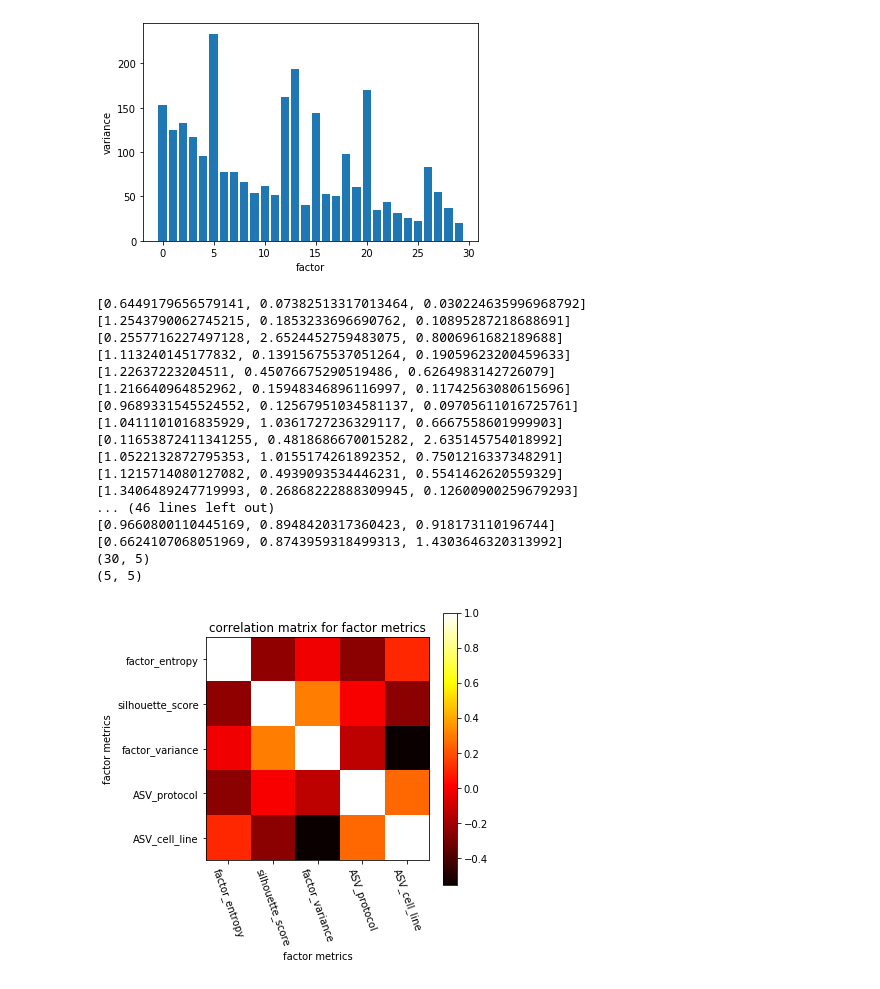
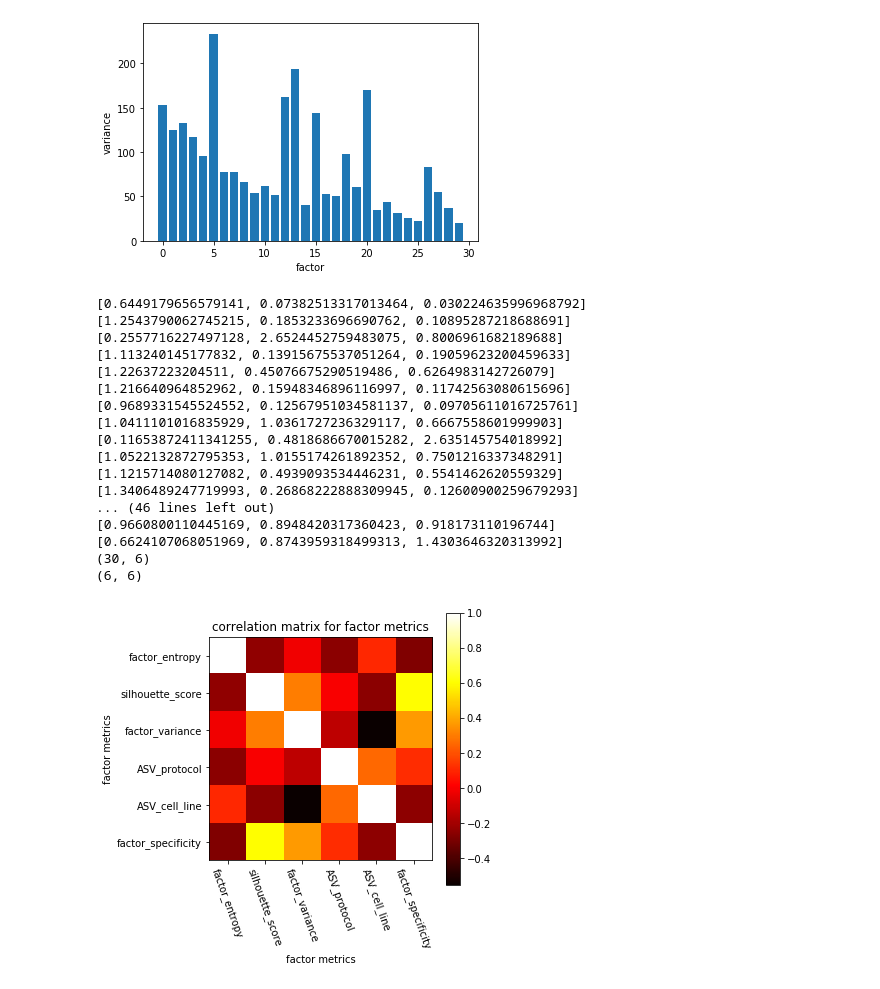
Before and after one commit to delipouya/scLMM, a Jupyter notebook: notebooks/FA_Interpretibility_metrics.ipynb, the cells around one changed output. Cells and saved outputs as stored; diff of their text form; code cells hidden in the pictures.

Commit message:
adding factor specificity metrics

```diff
--- a/notebooks/FA_Interpretibility_metrics.ipynb
+++ b/notebooks/FA_Interpretibility_metrics.ipynb
@@ -497,0 +495,31 @@ importance_df_np_d = pd.DataFrame(importance_df_np, index=importance_df.index, c
+# %%
+### scale the mean_importance_df base on column so that each column is between 0 and 1
+
+### calculating specificity of a single factor
+def get_factor_specificity(factor_i, mean_importance_df, p_all_factors):
+    p_factor_i = p_all_factors[factor_i]
+    S_factor = 0
+    for lev in range(mean_importance_df.shape[0]):
+        p_factor_lev = mean_importance_df.iloc[lev, factor_i]
+        S_factor += (p_factor_lev/p_factor_i)*np.log(p_factor_lev/p_factor_i)
+    return S_factor/mean_importance_df.shape[0]
+
+
+def get_all_factors_specificity(mean_importance_df):
+    factor_specificity_all = []
+    p_all_factors = np.sum(np.asarray(mean_importance_df), axis=0)/mean_importance_df.shape[0]
+    for factor_i in range(mean_importance_df.shape[1]):
+        S_factor = get_factor_specificity(factor_i, mean_importance_df, p_all_factors)
+        factor_specificity_all.append(S_factor)
+    return factor_specificity_all
+
+factor_specificity_all = get_all_factors_specificity(mean_importance_df)
+
+
+### plot the factor specificity as a bar plot
+fig, ax = plt.subplots(figsize=(10, 5))
+ax.bar(range(len(factor_specificity_all)), factor_specificity_all)
+ax.set_xticks(range(len(factor_specificity_all)))
+ax.set_xticklabels(mean_importance_df.columns, rotation=45, ha="right",)
+ax.set_title('Specificity of each factor')
+plt.show()
@@ -748,48 +778,52 @@ factor_entropy_all = get_factor_entropy_all(pca_scores)
 silhouette_score_all = get_kmeans_silhouette_scores(pca_scores)
 factor_variance_all = get_factor_variance_all(pca_scores)
 
+
 ### label dependent factor metrics
 ASV_protocol_all = get_ASV_all(pca_scores, y_protocol)
 ASV_cell_line_all = get_ASV_all(pca_scores, y_cell_line)
+factor_specificity_all = get_all_factors_specificity(mean_importance_df)
+
 
 ### concatenate all matrices
 all_metrics = np.concatenate((np.asarray(factor_entropy_all).reshape(-1, 1),
                               np.asarray(silhouette_score_all).reshape(-1, 1),
                               np.asarray(factor_variance_all).reshape(-1, 1),
                               np.asarray(ASV_protocol_all).reshape(-1, 1),
-                              np.asarray(ASV_cell_line_all).reshape(-1, 1)), axis=1)
+                              np.asarray(ASV_cell_line_all).reshape(-1, 1),
+                              np.asarray(factor_specificity_all).reshape(-1, 1)), axis=1)
 
-factor_metrics = ['factor_entropy', 'silhouette_score', 'factor_variance', 'ASV_protocol', 'ASV_cell_line']
+factor_metrics = ['factor_entropy', 'silhouette_score', 'factor_variance', 'ASV_protocol', 'ASV_cell_line', 'factor_specificity']
 print(all_metrics.shape)
 ### calculate the correlation matrix
 corr = np.corrcoef(all_metrics.T)
 print(corr.shape)
 ### plot the correlation matrix with hierarchical clustering
 plt.figure(figsize=(5, 5))
 plt.imshow(corr, cmap='hot', interpolation='nearest')
 plt.xticks(np.arange(len(factor_metrics)), factor_metrics, rotation=-70)
 plt.yticks(np.arange(len(factor_metrics)), factor_metrics)
 plt.colorbar()
 plt.xlabel('factor metrics')
 plt.ylabel('factor metrics')
 plt.title('correlation matrix for factor metrics')
 plt.show()
 # %% [output]
 [0.6449179656579141, 0.07382513317013464, 0.030224635996968792]
 [1.2543790062745215, 0.1853233696690762, 0.10895287218688691]
 [0.2557716227497128, 2.6524452759483075, 0.8006961682189688]
 [1.113240145177832, 0.13915675537051264, 0.19059623200459633]
 [1.22637223204511, 0.45076675290519486, 0.6264983142726079]
 [1.216640964852962, 0.15948346896116997, 0.11742563080615696]
 [0.9689331545524552, 0.12567951034581137, 0.09705611016725761]
 [1.0411101016835929, 1.0361727236329117, 0.6667558601999903]
 [0.11653872411341255, 0.4818686670015282, 2.635145754018992]
 [1.0522132872795353, 1.0155174261892352, 0.7501216337348291]
 [1.1215714080127082, 0.4939093534446231, 0.5541462620559329]
 [1.3406489247719993, 0.26868222888309945, 0.12600900259679293]
 ... (46 lines left out)
 [0.9660800110445169, 0.8948420317360423, 0.918173110196744]
 [0.6624107068051969, 0.8743959318499313, 1.4303646320313992]
-(30, 5)
-(5, 5)
+(30, 6)
+(6, 6)
-[figure, old version]
+[figure, new version]
```
Also changed, not shown: parts of 7 cells of this notebook.
